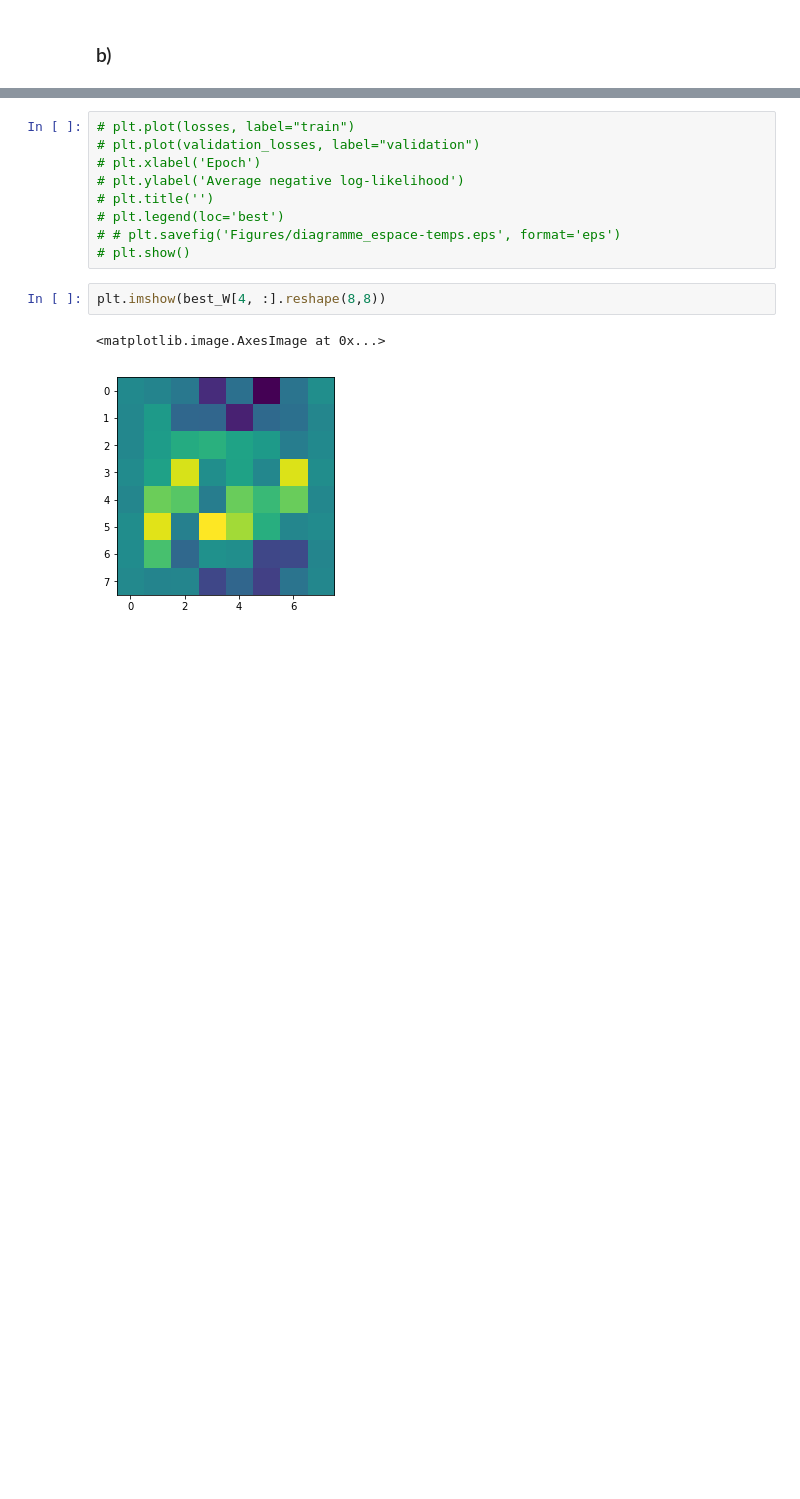
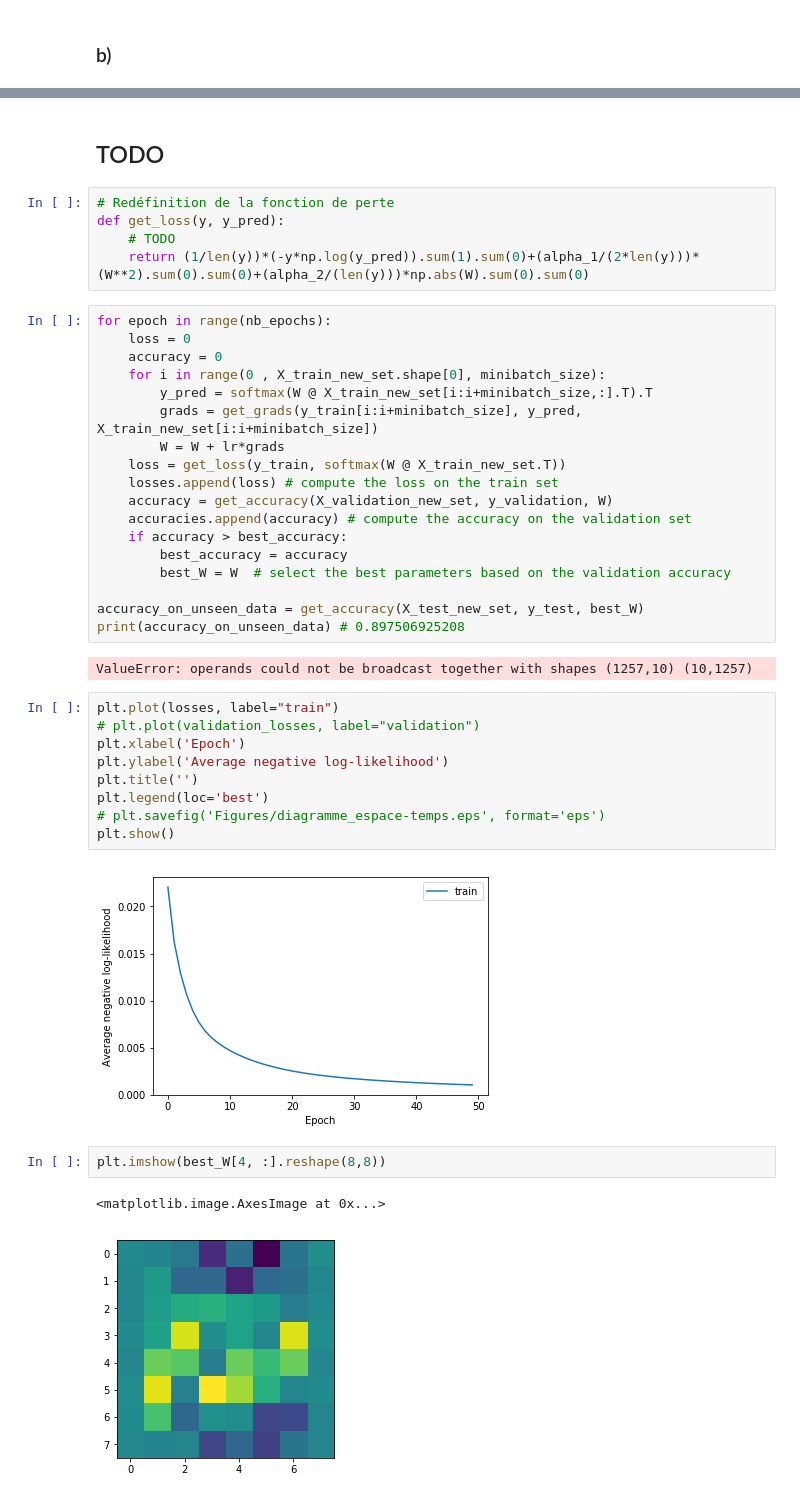
Before and after one commit to FinestStone/INF8225, a Jupyter notebook: Travaux pratiques/TP1/TP1.ipynb, the cells around one changed output, grey strips where cells are left out. Drawn from its saved outputs; the diff is of its cells as text; blank space fills up the shorter version.

```diff
--- a/Travaux pratiques/TP1/TP1.ipynb
+++ b/Travaux pratiques/TP1/TP1.ipynb
@@ -165,12 +203,41 @@ NameError: name 'best_W' is not defined
+# %% [markdown]
+## TODO
+# %%
+# Redéfinition de la fonction de perte
+def get_loss(y, y_pred):
+    # TODO
+    return (1/len(y))*(-y*np.log(y_pred)).sum(1).sum(0)+(alpha_1/(2*len(y)))*(W**2).sum(0).sum(0)+(alpha_2/(len(y)))*np.abs(W).sum(0).sum(0)
+# %%
+for epoch in range(nb_epochs):
+    loss = 0
+    accuracy = 0
+    for i in range(0 , X_train_new_set.shape[0], minibatch_size):
+        y_pred = softmax(W @ X_train_new_set[i:i+minibatch_size,:].T).T
+        grads = get_grads(y_train[i:i+minibatch_size], y_pred, X_train_new_set[i:i+minibatch_size])
+        W = W + lr*grads
+    loss = get_loss(y_train, softmax(W @ X_train_new_set.T))
+    losses.append(loss) # compute the loss on the train set
+    accuracy = get_accuracy(X_validation_new_set, y_validation, W)
+    accuracies.append(accuracy) # compute the accuracy on the validation set
+    if accuracy > best_accuracy:
+        best_accuracy = accuracy
+        best_W = W  # select the best parameters based on the validation accuracy
+
+accuracy_on_unseen_data = get_accuracy(X_test_new_set, y_test, best_W)
+print(accuracy_on_unseen_data) # 0.897506925208
+# %% [output]
+ValueError: operands could not be broadcast together with shapes (1257,10) (10,1257)
 # %%
-# plt.plot(losses, label="train")
+plt.plot(losses, label="train")
 # plt.plot(validation_losses, label="validation")
-# plt.xlabel('Epoch')
-# plt.ylabel('Average negative log-likelihood')
-# plt.title('')
-# plt.legend(loc='best')
-# # plt.savefig('Figures/diagramme_espace-temps.eps', format='eps')
-# plt.show()
+plt.xlabel('Epoch')
+plt.ylabel('Average negative log-likelihood')
+plt.title('')
+plt.legend(loc='best')
+# plt.savefig('Figures/diagramme_espace-temps.eps', format='eps')
+plt.show()
+# %% [output]
+[figure, added]
 # %%
 plt.imshow(best_W[4, :].reshape(8,8))
 # %% [output]
```
Also changed, not shown: parts of 7 cells of this notebook.
